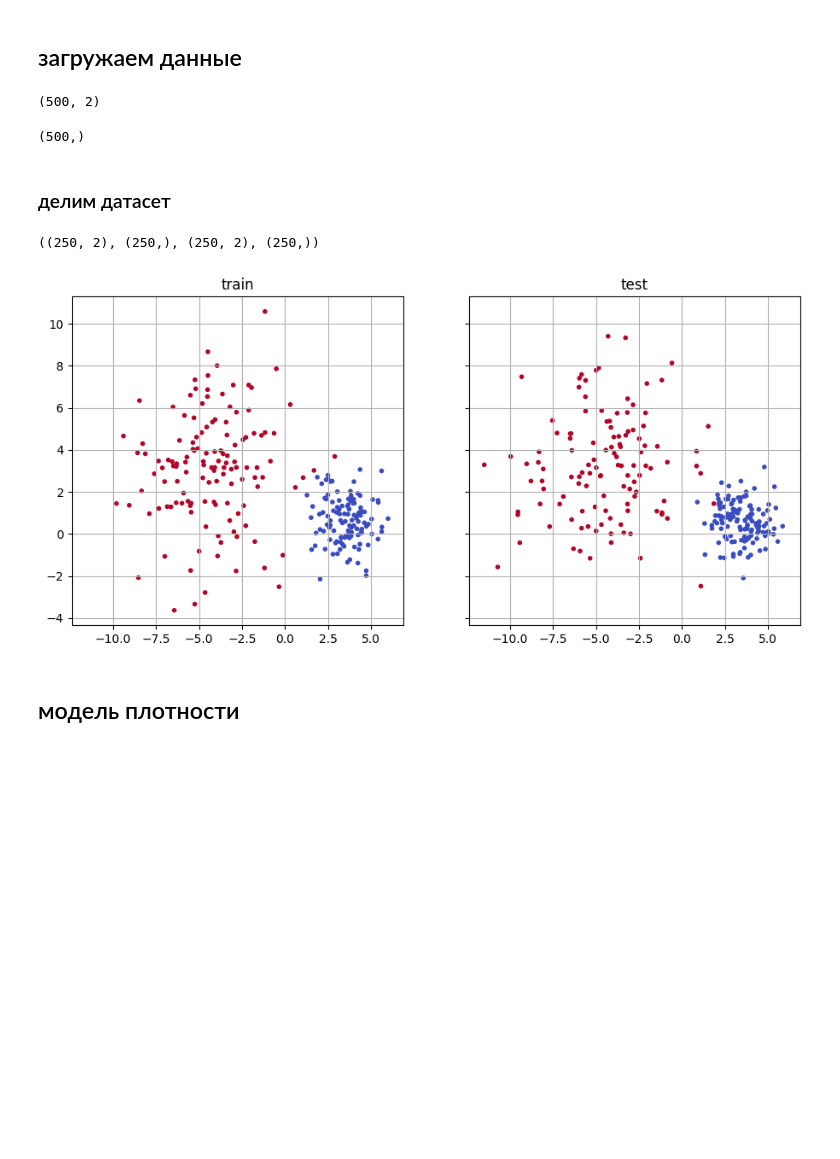
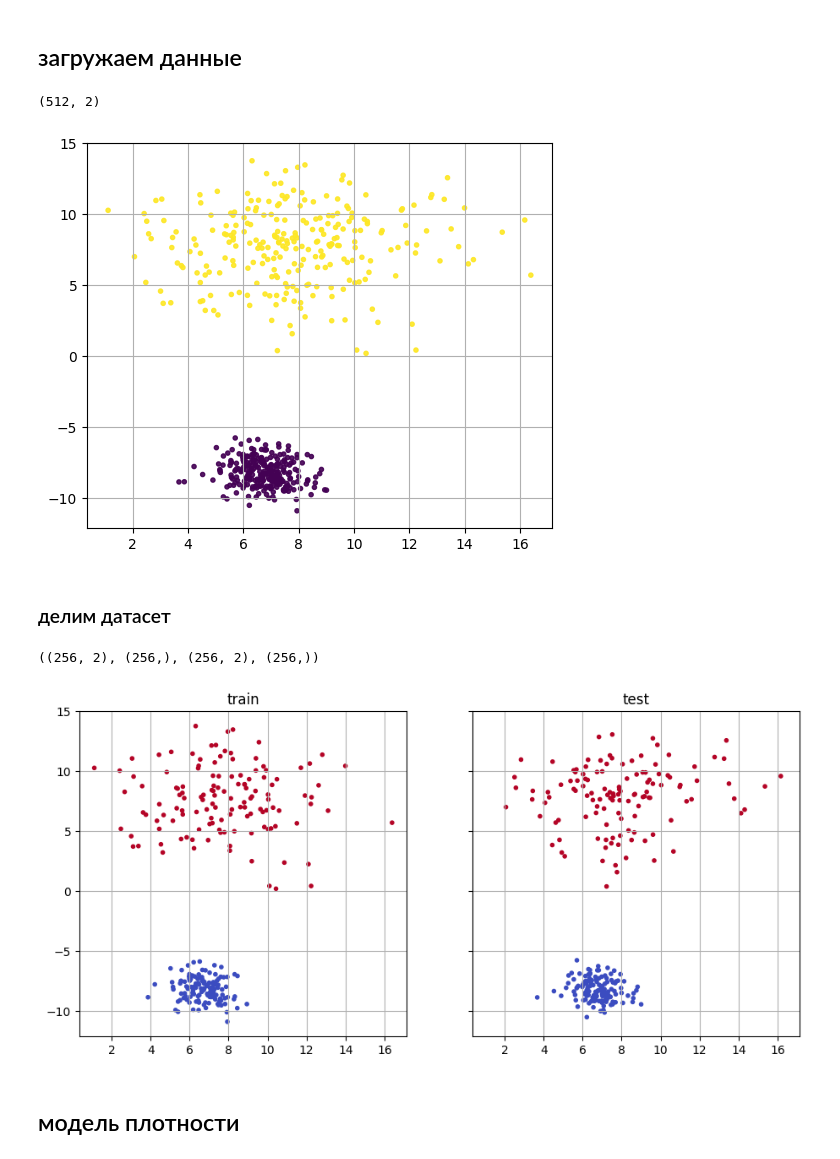
Before and after one commit to mechanoid5/ml_lectorium_2024_I, a Jupyter notebook: examples/08-bayes/01-parzen.ipynb, the cells around one changed output. Drawn from its saved outputs; the diff is of its cells as text; code cells hidden in the pictures; blank space fills up the shorter version.

```diff
--- a/examples/08-bayes/01-parzen.ipynb
+++ b/examples/08-bayes/01-parzen.ipynb
@@ -16,11 +29,15 @@ import pandas as pd
 # %%
 from sklearn.datasets import make_blobs
 
-X,y = make_blobs( n_samples=500, centers=2, cluster_std=[1.0, 2.5,] )
-display( X.shape, y.shape )
+X,y = make_blobs( n_samples=512, centers=2, cluster_std=[1.0, 2.5,] )
+display( X.shape )
+
+fig, ax = plt.subplots(figsize=(6,5))
+ax.scatter( x=X[:,0], y=X[:,1], marker='.', alpha=.9, c=y )
+ax.grid()
 # %% [output]
-(500, 2)
+(512, 2)
-(500,)
+[figure, added]
 # %% [markdown]
 ### делим датасет
 # %%
@@ -29,7 +46,7 @@ X_train, X_test, y_train, y_test = train_test_split( X, y, test_size=0.5, )
 
 X_train.shape, y_train.shape, X_test.shape, y_test.shape
 # %% [output]
-((250, 2), (250,), (250, 2), (250,))
+((256, 2), (256,), (256, 2), (256,))
 # %%
 del X, y
 # %%
@@ -49,7 +66,7 @@ ax[1].scatter(
 ax[1].set_title('test')
 ax[1].grid()
 # %% [output]
-[figure, old version]
+[figure, new version]
 # %% [markdown]
 ##  модель плотности
 # %% [markdown]
```
Also changed, not shown: parts of 9 cells of this notebook, 5 other files.
